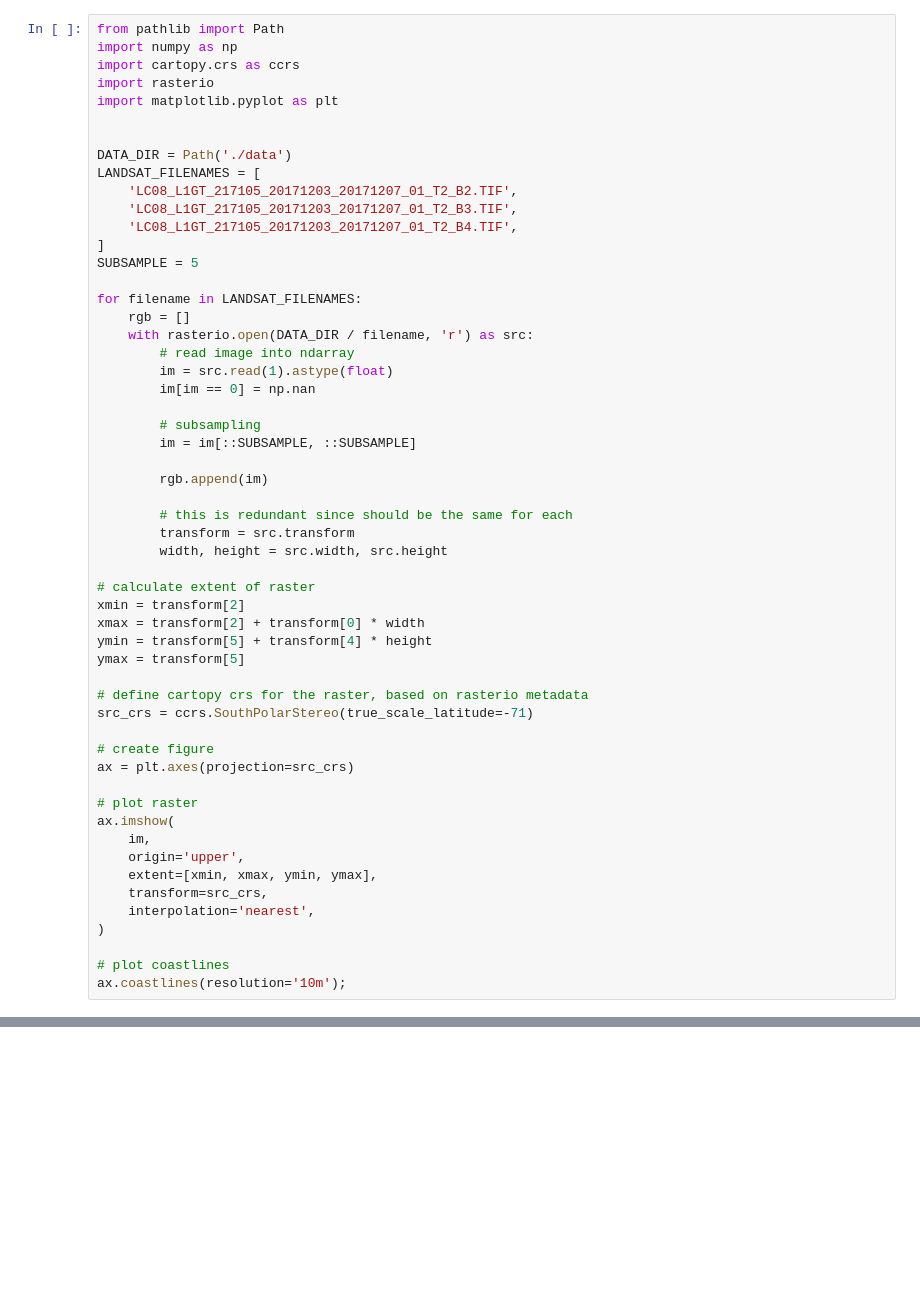
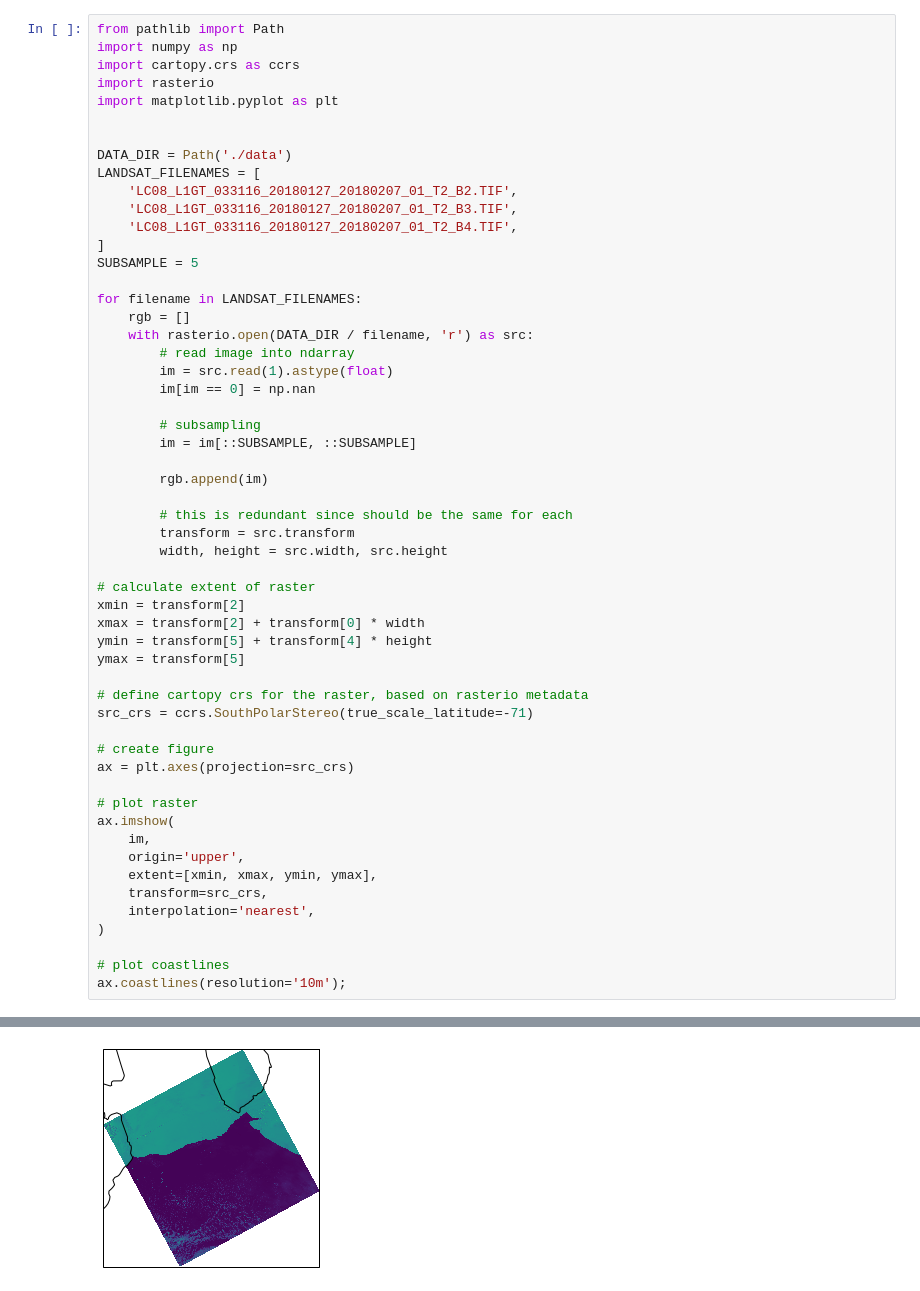
Before and after one commit to ICESAT-2HackWeek/crackup, a Jupyter notebook: plot_landsat.ipynb, the cells around one changed output, grey strips where cells are left out. Drawn from its saved outputs; the diff is of its cells as text; blank space fills up the shorter version.

```diff
--- a/plot_landsat.ipynb
+++ b/plot_landsat.ipynb
@@ -8,9 +8,9 @@ import matplotlib.pyplot as plt
 
 DATA_DIR = Path('./data')
 LANDSAT_FILENAMES = [
-    'LC08_L1GT_217105_20171203_20171207_01_T2_B2.TIF',
-    'LC08_L1GT_217105_20171203_20171207_01_T2_B3.TIF',
-    'LC08_L1GT_217105_20171203_20171207_01_T2_B4.TIF',
+    'LC08_L1GT_033116_20180127_20180207_01_T2_B2.TIF',
+    'LC08_L1GT_033116_20180127_20180207_01_T2_B3.TIF',
+    'LC08_L1GT_033116_20180127_20180207_01_T2_B4.TIF',
 ]
 SUBSAMPLE = 5
 
@@ -57,0 +57 @@ RasterioIOError: data/LC08_L1GT_217105_20171203_20171207_01_T2_B2.TIF: No such f
+[figure, added]
```
Also changed, not shown: parts of 1 cell of this notebook, 2 other files.
